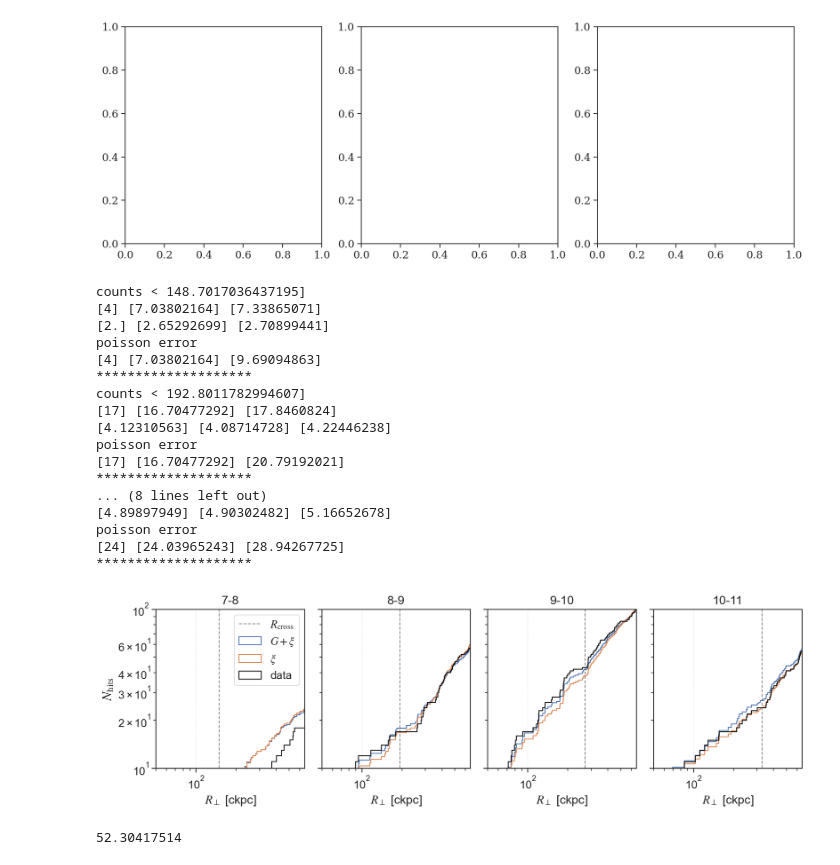
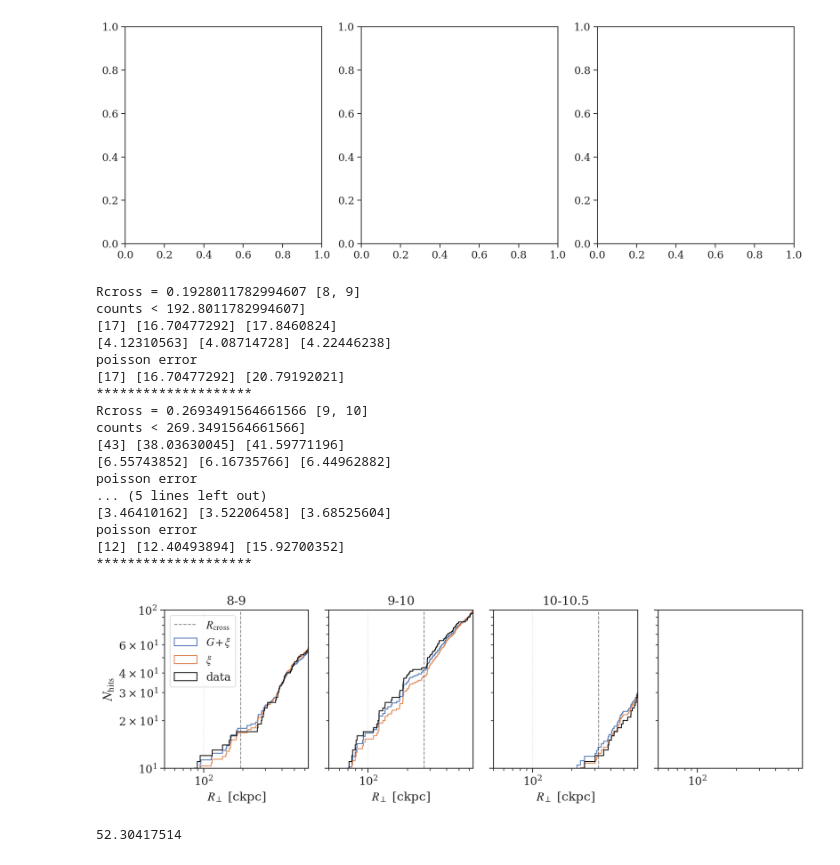
Before and after one commit to mattcwilde/1halo2halo, a Jupyter notebook: haloclustering/plotting/plots.ipynb, the cells around one changed output. Saved outputs shown, nothing was run; the diff lists cells and outputs as text; code cells hidden in the pictures.

```diff
--- a/haloclustering/plotting/plots.ipynb
+++ b/haloclustering/plotting/plots.ipynb
@@ -100,7 +146,7 @@ plt.figure(figsize=(10,7))
 
 dfnew.sort_values('survey', inplace=True)
 sns.set_theme(style="ticks")
-s = [r'$z$', r'impact parameter [cMpc]']
+s = [r'$z$', r'$\log R_\perp $ [cMpc]']
 with sns.axes_style('white'):
     sns.set_context("paper", font_scale=1.5)
 
@@ -128,13 +174,13 @@ plt.figure(figsize=(10,7))
 
 dfnew.sort_values('survey', inplace=True)
 sns.set_theme(style="ticks")
-s = [r'$z$', r'impact parameter [cMpc]']
+s = [r'$z$', r'log $R_\perp$ [cMpc]']
 with sns.axes_style('white'):
     sns.set_context("paper", font_scale=1.5)
 
     g = sns.jointplot(data=dfnew, x="z", y="log_rho_mpc", hue='survey',
                     palette=["tab:purple", "tab:blue"],
-                    legend=True, marginal_kws=dict(bw_adjust=0.9), linewidth=0.2)
+                    legend=True, marginal_kws=dict(bw_adjust=0.9), linewidth=0.1)
 
     g.set_axis_labels(s[0], s[1])
     # g.fig.get_axes()[0].legend([r'CGM$^2$', r'CASBaH'], loc='upper left')
@@ -205,7 +251,10 @@ if False:
 else:
     rngs = [[8, 9], [9, 10], [10, 10.5]]
 
-for e, (ax, rng) in enumerate(zip(axes, rngs)):
+rcs = [0.192,  0.26934, 0.3195]
+
+
+for e, (ax, rng, rc) in enumerate(zip(axes, rngs, rcs)):
     ssdf = df.query(f'({rng[0]} < logm < {rng[1]})').copy()
     print(ssdf.__len__())
     ssdf['is_hit'] = np.where(ssdf[hm]=='hit', True, False)
@@ -220,11 +269,14 @@ for e, (ax, rng) in enumerate(zip(axes, rngs)):
     ax.plot(bin_ctr, model_2h[0], marker='s', mfc='white', mec='tab:pink', mew=2, ls='-', c='tab:pink', label=r'$\xi$')
     ax.plot(bin_ctr, model[0], marker='D', mfc='white', mec='tab:purple', mew=2, ls='-', c='tab:purple', label=r'$G + \xi$')
 
+    # Rcross
+    ax.axvline(rc*1e3, color='black', alpha=0.3, lw=2, ls='--', label=r'$R_{\rm cross}$')
+
     # data
     ax.errorbar(bin_ctr_p, p, yerr=perr, ls='none', marker='o', label='Observed'.format(*rng), capsize=2,
         color='k', markersize=4)
 
-    ax.set_title('{}-{}'.format(*rng))
+    ax.set_title(r'$\logM_\star/M_\odot = {}-{}$'.format(*rng))
     ax.set_xlabel(r"$R_{\perp}$ [ckpc]")
     ax.grid(ls=':', color='gainsboro')
 axes[0].legend()
@@ -705,7 +759,7 @@ plt.rcParams['font.serif'] = "DejaVu Serif"
 plt.rcParams['font.family'] = "serif"
 
 plt.rcParams['mathtext.fontset']='stix'
-plt.rcParams['font.size'] = 18
+plt.rcParams['font.size'] = 20
 
 flat_samples = sampler.get_chain(discard=2000, thin=1, flat=True)
 
@@ -728,7 +782,7 @@ med, lo, hi = np.quantile(rc_m*1e3, [0.5, 0.16, 0.84], axis=1)
 med2, lo2, hi2 = np.quantile(rc_m2*1e3, [0.5, 0.16, 0.84], axis=1)
 
 
-plt.figure(figsize=(9,6))
+plt.figure(figsize=(10,7))
 # plt.plot(np.log10(mass), rc_m*1000, alpha=0.02, c='xkcd:azure');
 
 # fitting window
@@ -766,6 +820,7 @@ R200c01 = mass_so.M_to_R(m200c01*cosmo.h, 0.1, '200c')/cosmo.h # proper kpc
 R200c04 = mass_so.M_to_R(m200c04*cosmo.h, 0.4, '200c')/cosmo.h # proper kpc
 plt.fill_between(np.log10(mass2)[:,0], R200c01*(1+0.1), R200c04*(1.4), alpha=0.25, label=r'$R_{\rm vir}$', color='k')
 
+plt.tick_params(axis='both', which='major', labelsize=20)
 
 plt.fill_between(np.log10(mass2)[:,0], calc_splashback(mass2, 0.1, comoving=True), calc_splashback(mass2, 0.4, comoving=True), alpha=0.5, label=r'$R_{\rm splash}$', color='tab:pink')
 plt.xlabel(r"log$_{10}(M_{\star}$)", fontsize=20)
@@ -983,10 +1038,8 @@ def r_cross_beta(r_cross, beta1h, mass, m0= 10**9.5):
     return r_cross
 
 
-if True:
-    rngs = [[7, 8], [8, 9], [9, 10], [10, 11]]
-else:
-    rngs = [[8, 9], [9, 10], [10, 11]]
+
+rngs = [[8, 9], [9, 10], [10, 10.5]]
 
 for e, (ax, rng) in enumerate(zip(axes, rngs)):
     ssdf = df.query(f'({rng[0]} < logm < {rng[1]})').copy()
@@ -1010,6 +1063,7 @@ for e, (ax, rng) in enumerate(zip(axes, rngs)):
     # rcross
     rc_m = r_cross_beta(rc, beta, 10**ssdf.logm.mean(), m0)
     med = np.median(rc_m)*1e3
+    print(f"Rcross = {np.median(rc_m)}", rng)
 
     #rho_bins = [0, med, 1000, 10000, 20e3]
     #rho_bins = [0, med, 20e3]
@@ -1028,7 +1082,7 @@ for e, (ax, rng) in enumerate(zip(axes, rngs)):
     ax.set_ylim(1e1, 1e2)
     ax.grid(ls=':', color='gainsboro')
 
-    # calculate diff in prediction vs data R<300
+    # calculate diff in prediction vs data below Rcross
     uplim = med
     bin = [0, uplim]
     datacount = np.histogram(rho_com[hits], bins=bin)
@@ -1043,43 +1097,43 @@ for e, (ax, rng) in enumerate(zip(axes, rngs)):
     f2h, f2h_err = poissonerror(rho_com, fc_model2h, [0, uplim])
     print("poisson error")
     # print(f1h, f2h, f1h_err, f2h_err)
     print(datacount[0], f2h, f2h+f2h_err)
     print("*"*20)
 
 axes[0].legend()
 plt.xscale('log')
 
 if False:
     plt.yscale('log')
     plt.ylim(1e-1, 1.05)
 else:
     # plt.ylim(-0.05, 1.05)
     pass
 # axes[1].set_xlabel('IP (ckpc)', fontsize=16)
 axes[0].set_ylabel(r'$N_{\rm hits}$', fontsize=16);
 plt.yscale('log')
 
 
 plt.tight_layout();
 # %% [output]
-counts < 148.7017036437195]
-[4] [7.03802164] [7.33865071]
-[2.] [2.65292699] [2.70899441]
-poisson error
-[4] [7.03802164] [9.69094863]
-********************
+Rcross = 0.1928011782994607 [8, 9]
 counts < 192.8011782994607]
 [17] [16.70477292] [17.8460824]
 [4.12310563] [4.08714728] [4.22446238]
 poisson error
 [17] [16.70477292] [20.79192021]
 ********************
-... (8 lines left out)
-[4.89897949] [4.90302482] [5.16652678]
+Rcross = 0.2693491564661566 [9, 10]
+counts < 269.3491564661566]
+[43] [38.03630045] [41.59771196]
+[6.55743852] [6.16735766] [6.44962882]
 poisson error
-[24] [24.03965243] [28.94267725]
+... (5 lines left out)
+[3.46410162] [3.52206458] [3.68525604]
+poisson error
+[12] [12.40493894] [15.92700352]
 ********************
-[figure, old version]
+[figure, new version]
 # %%
 datacount = np.histogram(rho_com[hits], bins=[0, 301])
 modelcount = np.histogram(rho_com, bins=[0, 301], weights=fc_model)
```
Also changed, not shown: parts of 14 cells of this notebook, 1 other file.
